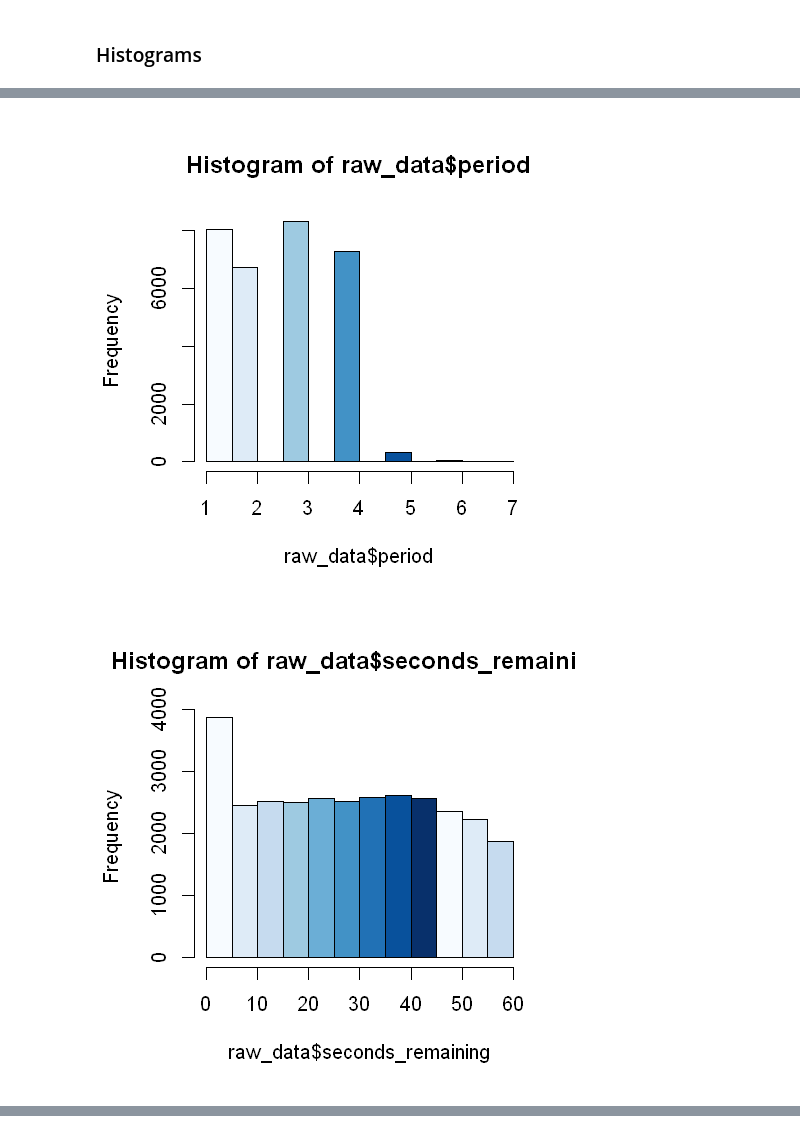
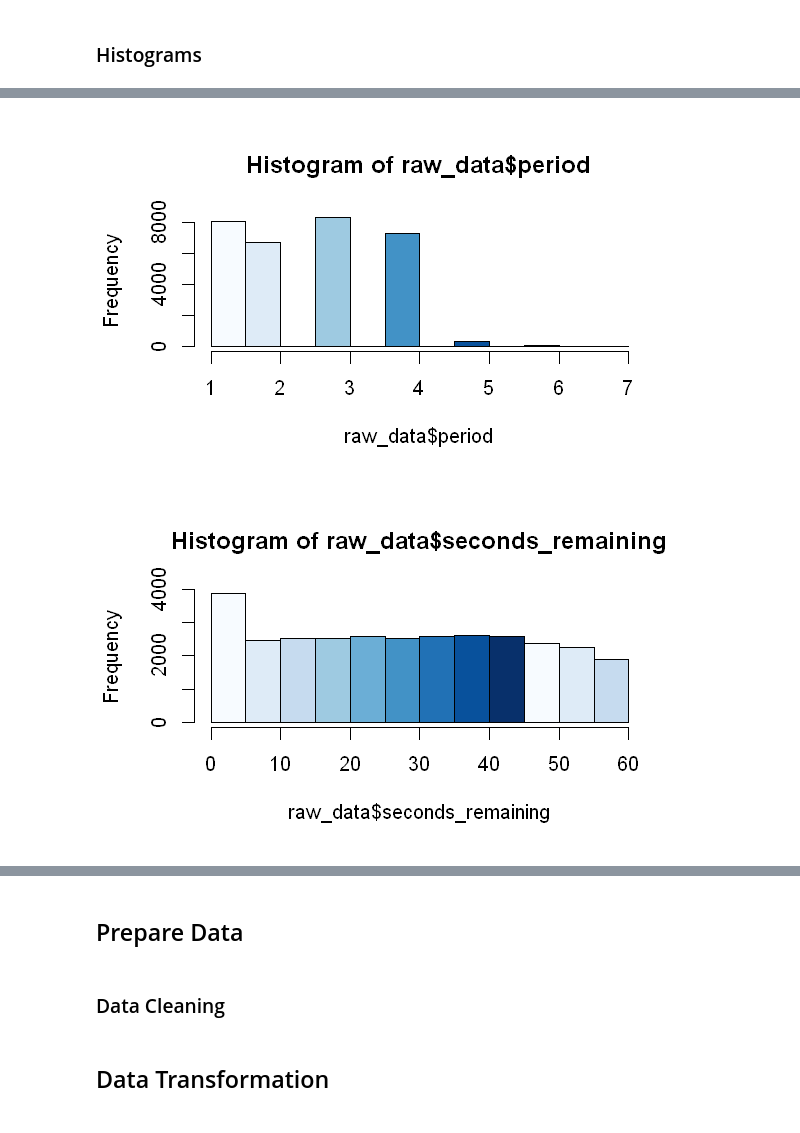
Before and after one commit to brunocalou/Kobe-Bryant-Shot-Selection, a Jupyter notebook: app.ipynb, the cells around one changed output, grey strips where cells are left out. Cells and saved outputs as stored; diff of their text form; code cells hidden in the pictures.

Commit message:
Cleaned data

```diff
--- a/app.ipynb
+++ b/app.ipynb
@@ -143,8 +141,8 @@ hist(raw_data$minutes_remaining, col=blues9)
 # %%
-options(repr.plot.width=4, repr.plot.height=4)
+options(repr.plot.width=5, repr.plot.height=3)
 hist(raw_data$period, col=blues9)
 hist(raw_data$seconds_remaining, col=blues9)
 hist(raw_data$shot_distance, col=blues9)
 # %% [output]
-[figure, old version]
+[figure, new version]
-[figure, old version]
+[figure, new version]
@@ -151,0 +150,4 @@ hist(raw_data$shot_distance, col=blues9)
+# %% [markdown]
+## Prepare Data
+# %% [markdown]
+### Data Cleaning
@@ -151,0 +157,2 @@ hist(raw_data$shot_distance, col=blues9)
+# %% [markdown]
+## Data Transformation
```
Also changed, not shown: parts of 13 cells of this notebook.
